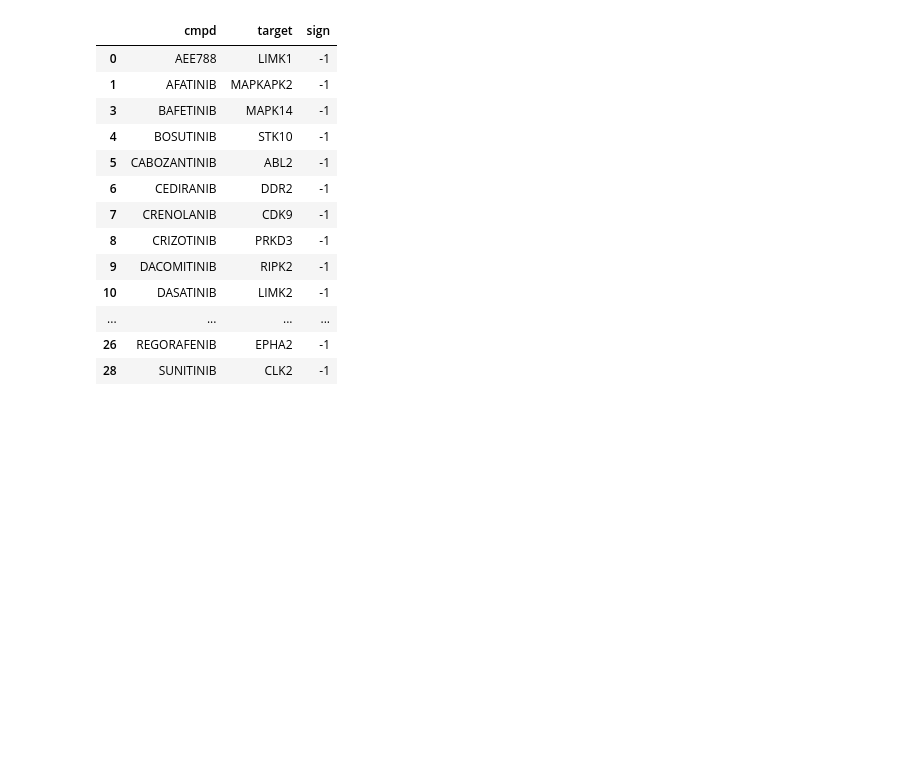
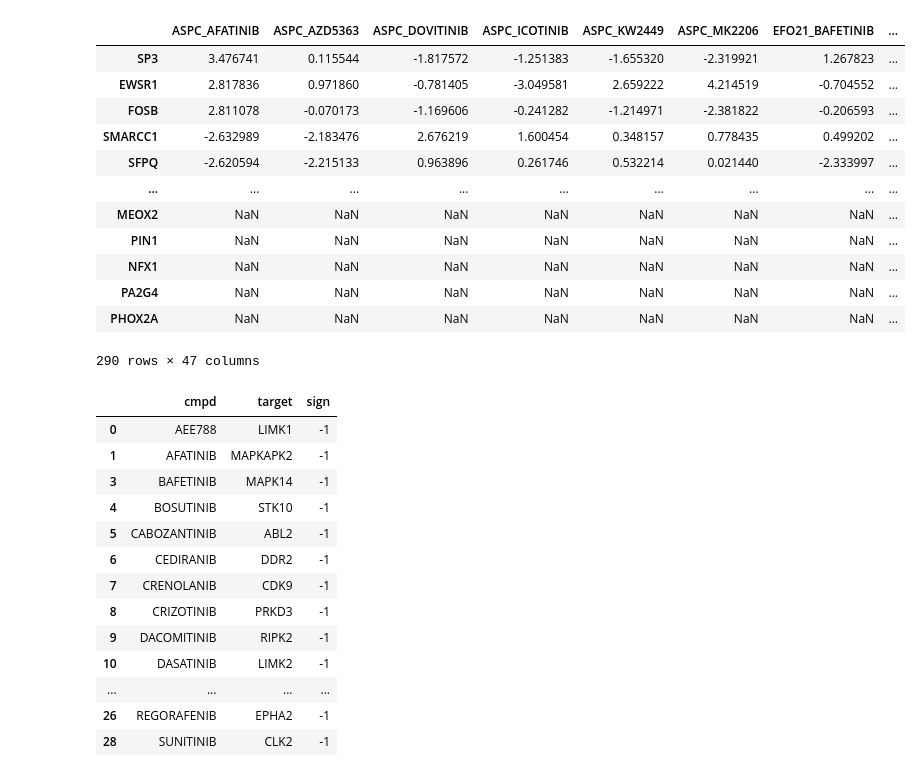
Before and after one commit to saezlab/uptown, a Jupyter notebook: panacea_study.ipynb, the cells around one changed output. Drawn from its saved outputs; the diff is of its cells as text; code cells hidden in the pictures; blank space fills up the shorter version.

```diff
--- a/panacea_study.ipynb
+++ b/panacea_study.ipynb
@@ -36,6 +36,22 @@ def custom_sorting_dict(df, bio_contexts):
 tf_activities = pd.read_csv('tf_activity_results.tsv', sep='\t', index_col=0).transpose()
 bio_contexts = tf_activities.columns.tolist()
 tf_dict = custom_sorting_dict(tf_activities, bio_contexts)
+# %%
+pd.DataFrame(tf_dict)
+# %% [output]
+|  | ASPC_AFATINIB | ASPC_AZD5363 | ASPC_DOVITINIB | ASPC_ICOTINIB | ASPC_KW2449 | ASPC_MK2206 | EFO21_BAFETINIB | ... |
+| SP3 | 3.476741 | 0.115544 | -1.817572 | -1.251383 | -1.655320 | -2.319921 | 1.267823 | ... |
+| EWSR1 | 2.817836 | 0.971860 | -0.781405 | -3.049581 | 2.659222 | 4.214519 | -0.704552 | ... |
+| FOSB | 2.811078 | -0.070173 | -1.169606 | -0.241282 | -1.214971 | -2.381822 | -0.206593 | ... |
+| SMARCC1 | -2.632989 | -2.183476 | 2.676219 | 1.600454 | 0.348157 | 0.778435 | 0.499202 | ... |
+| SFPQ | -2.620594 | -2.215133 | 0.963896 | 0.261746 | 0.532214 | 0.021440 | -2.333997 | ... |
+| ... | ... | ... | ... | ... | ... | ... | ... | ... |
+| MEOX2 | NaN | NaN | NaN | NaN | NaN | NaN | NaN | ... |
+| PIN1 | NaN | NaN | NaN | NaN | NaN | NaN | NaN | ... |
+| NFX1 | NaN | NaN | NaN | NaN | NaN | NaN | NaN | ... |
+| PA2G4 | NaN | NaN | NaN | NaN | NaN | NaN | NaN | ... |
+| PHOX2A | NaN | NaN | NaN | NaN | NaN | NaN | NaN | ... |
+290 rows × 47 columns
 # %%
 nodes_network = [f for f in G.nodes]
 filtered_source_df = source_df[source_df.target.isin(nodes_network)]
```
Also changed, not shown: parts of 11 cells of this notebook, 4 other files.
